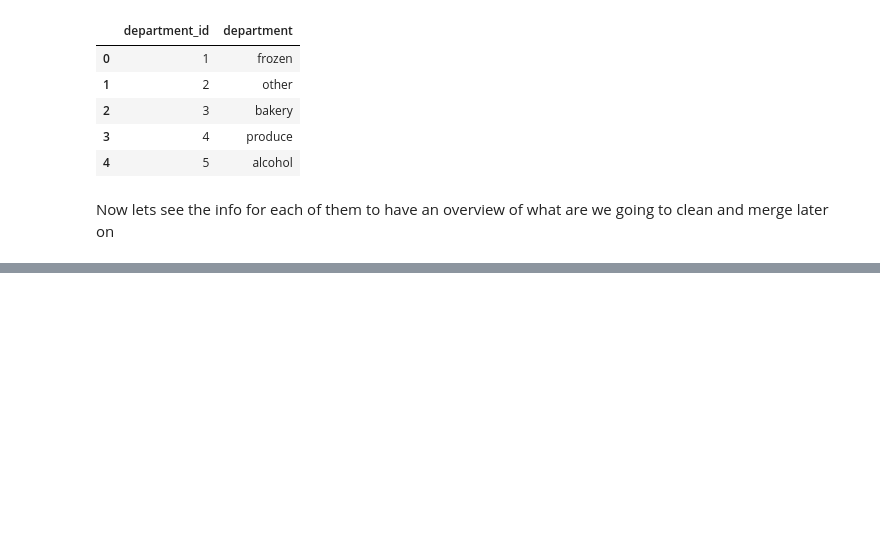
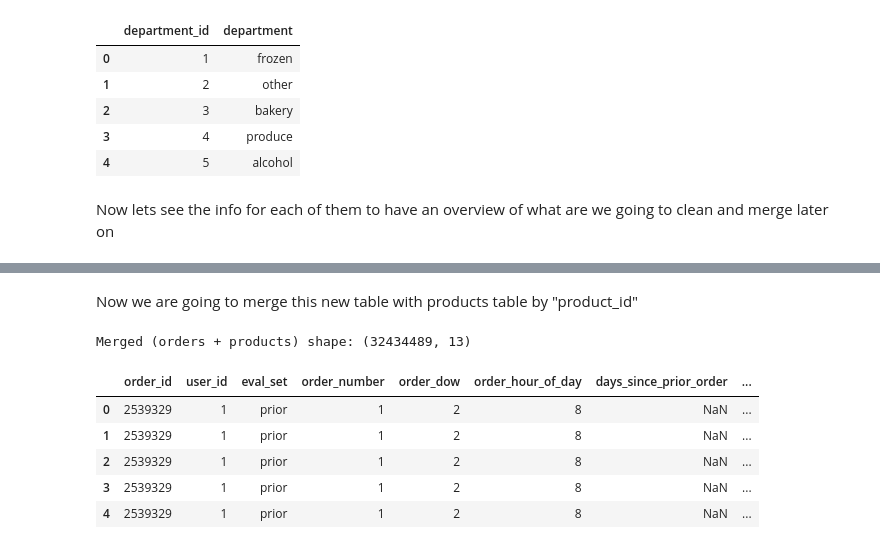
Before and after one commit to Blastronauta/CA2-Semester-2-ML-DV-integrated, a Jupyter notebook: MLBus_HDipData_CA2_KTamayo_Feb25.ipynb, the cells around one changed output, grey strips where cells are left out. Saved outputs shown, nothing was run; the diff lists cells and outputs as text; code cells hidden in the pictures; blank space fills up the shorter version.

```diff
--- a/MLBus_HDipData_CA2_KTamayo_Feb25.ipynb
+++ b/MLBus_HDipData_CA2_KTamayo_Feb25.ipynb
@@ -124,0 +138,15 @@ memory usage: 468.0+ bytes
+# %% [markdown]
+Now we are going to merge this new table with products table by "product_id"
+# %%
+orders_products = orders_prior.merge(products, on="product_id", how="left")
+
+print("Merged (orders + products) shape:", orders_products.shape)
+orders_products.head()
+# %% [output]
+Merged (orders + products) shape: (32434489, 13)
+|  | order_id | user_id | eval_set | order_number | order_dow | order_hour_of_day | days_since_prior_order | ... |
+| 0 | 2539329 | 1 | prior | 1 | 2 | 8 | NaN | ... |
+| 1 | 2539329 | 1 | prior | 1 | 2 | 8 | NaN | ... |
+| 2 | 2539329 | 1 | prior | 1 | 2 | 8 | NaN | ... |
+| 3 | 2539329 | 1 | prior | 1 | 2 | 8 | NaN | ... |
+| 4 | 2539329 | 1 | prior | 1 | 2 | 8 | NaN | ... |
```
Also changed, not shown: parts of 24 cells of this notebook.
